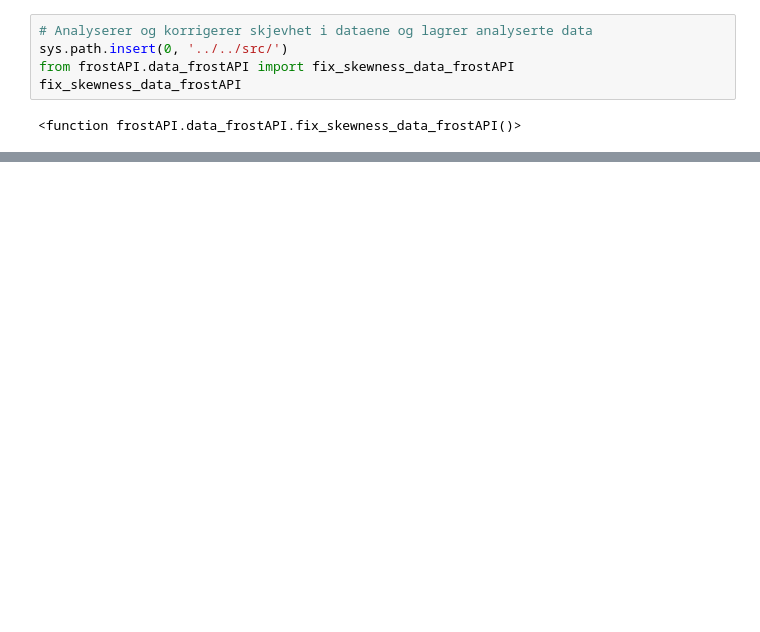
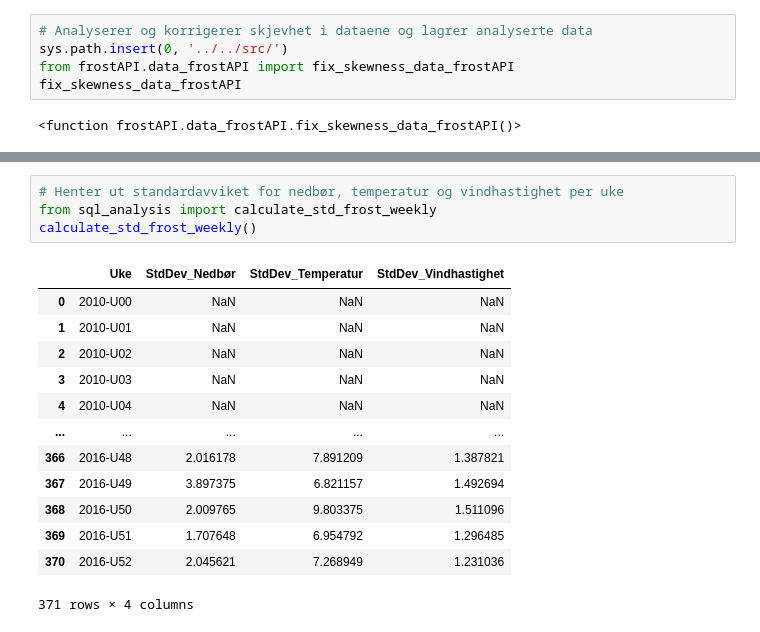
Before and after one commit to elisedre/Miljodataanalyseapplikasjon-, a Jupyter notebook: notebooks/frostAPI/frostAPI.ipynb, the cells around one changed output, grey strips where cells are left out. Cells and saved outputs as stored; diff of their text form; blank space fills up the shorter version.

```diff
--- a/notebooks/frostAPI/frostAPI.ipynb
+++ b/notebooks/frostAPI/frostAPI.ipynb
@@ -310,0 +402,18 @@ print(månedlig_stats)
+# %%
+# Henter ut standardavviket for nedbør, temperatur og vindhastighet per uke
+from sql_analysis import calculate_std_frost_weekly
+calculate_std_frost_weekly()
+# %% [output]
+|  | Uke | StdDev_Nedbør | StdDev_Temperatur | StdDev_Vindhastighet |
+| 0 | 2010-U00 | NaN | NaN | NaN |
+| 1 | 2010-U01 | NaN | NaN | NaN |
+| 2 | 2010-U02 | NaN | NaN | NaN |
+| 3 | 2010-U03 | NaN | NaN | NaN |
+| 4 | 2010-U04 | NaN | NaN | NaN |
+| ... | ... | ... | ... | ... |
+| 366 | 2016-U48 | 2.016178 | 7.891209 | 1.387821 |
+| 367 | 2016-U49 | 3.897375 | 6.821157 | 1.492694 |
+| 368 | 2016-U50 | 2.009765 | 9.803375 | 1.511096 |
+| 369 | 2016-U51 | 1.707648 | 6.954792 | 1.296485 |
+| 370 | 2016-U52 | 2.045621 | 7.268949 | 1.231036 |
+371 rows × 4 columns
```
Also changed, not shown: parts of 19 cells of this notebook, 1 other file.
